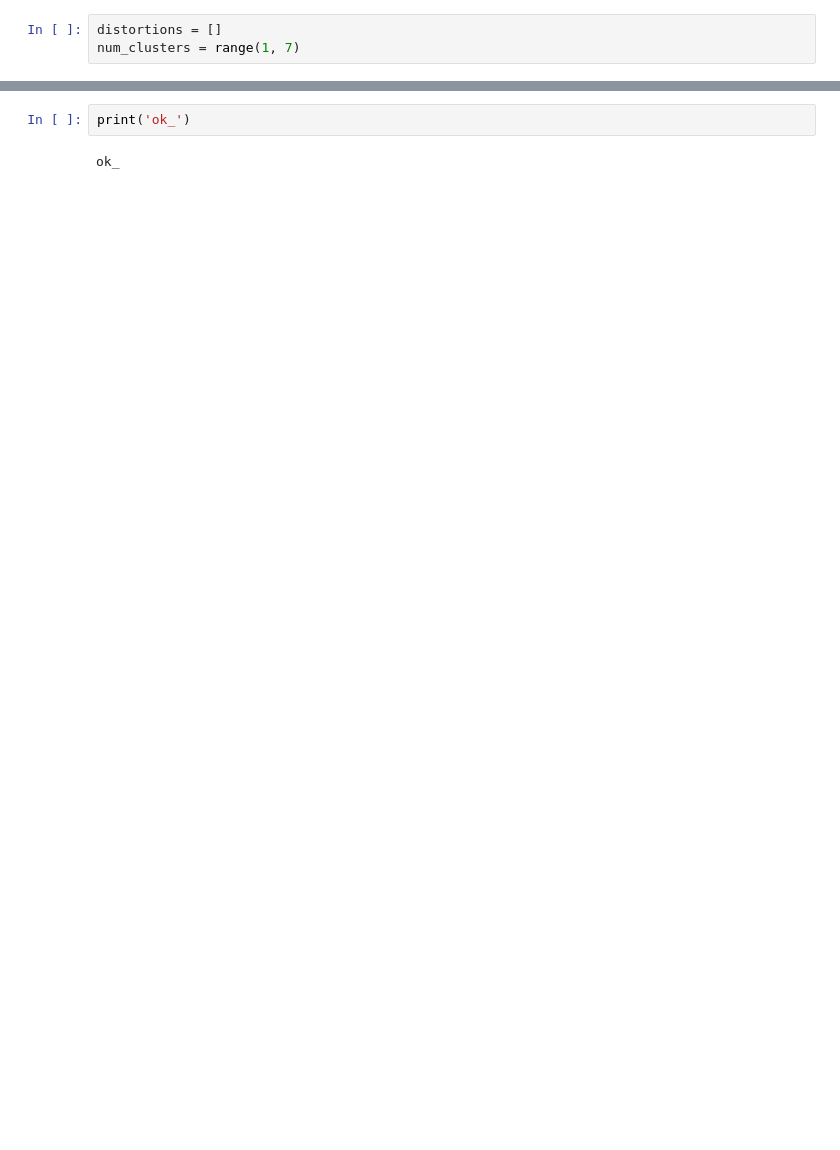
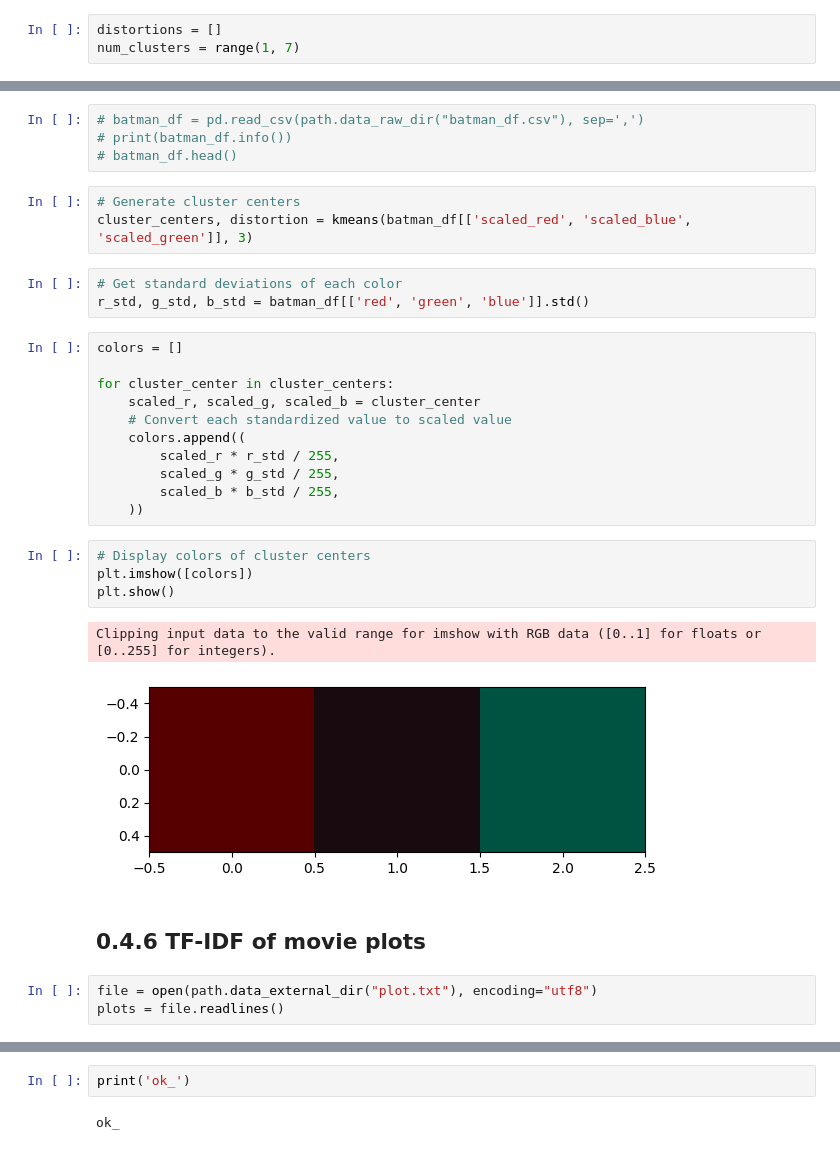
Before and after one commit to oecorrechag/Cluster_Analysis, a Jupyter notebook: notebooks/0.4.0_Clustering in Real World.ipynb, the cells around one changed output, grey strips where cells are left out. Cells and saved outputs as stored; diff of their text form; blank space fills up the shorter version.

```diff
--- a/notebooks/0.4.0_Clustering in Real World.ipynb
+++ b/notebooks/0.4.0_Clustering in Real World.ipynb
@@ -70,0 +99,33 @@ array([[[37, 27, 25],
+# %%
+# batman_df = pd.read_csv(path.data_raw_dir("batman_df.csv"), sep=',')
+# print(batman_df.info())
+# batman_df.head()
+# %%
+# Generate cluster centers
+cluster_centers, distortion = kmeans(batman_df[['scaled_red', 'scaled_blue', 'scaled_green']], 3)
+# %%
+# Get standard deviations of each color
+r_std, g_std, b_std = batman_df[['red', 'green', 'blue']].std()
+# %%
+colors = []
+
+for cluster_center in cluster_centers:
+    scaled_r, scaled_g, scaled_b = cluster_center
+    # Convert each standardized value to scaled value
+    colors.append((
+        scaled_r * r_std / 255,
+        scaled_g * g_std / 255,
+        scaled_b * b_std / 255,
+    ))
+# %%
+# Display colors of cluster centers
+plt.imshow([colors])
+plt.show()
+# %% [output]
+Clipping input data to the valid range for imshow with RGB data ([0..1] for floats or [0..255] for integers).
+[figure, added]
+# %% [markdown]
+## 0.4.6 TF-IDF of movie plots
+# %%
+file = open(path.data_external_dir("plot.txt"), encoding="utf8")
+plots = file.readlines()
```
Also changed, not shown: parts of 15 cells of this notebook, 1 other file.
